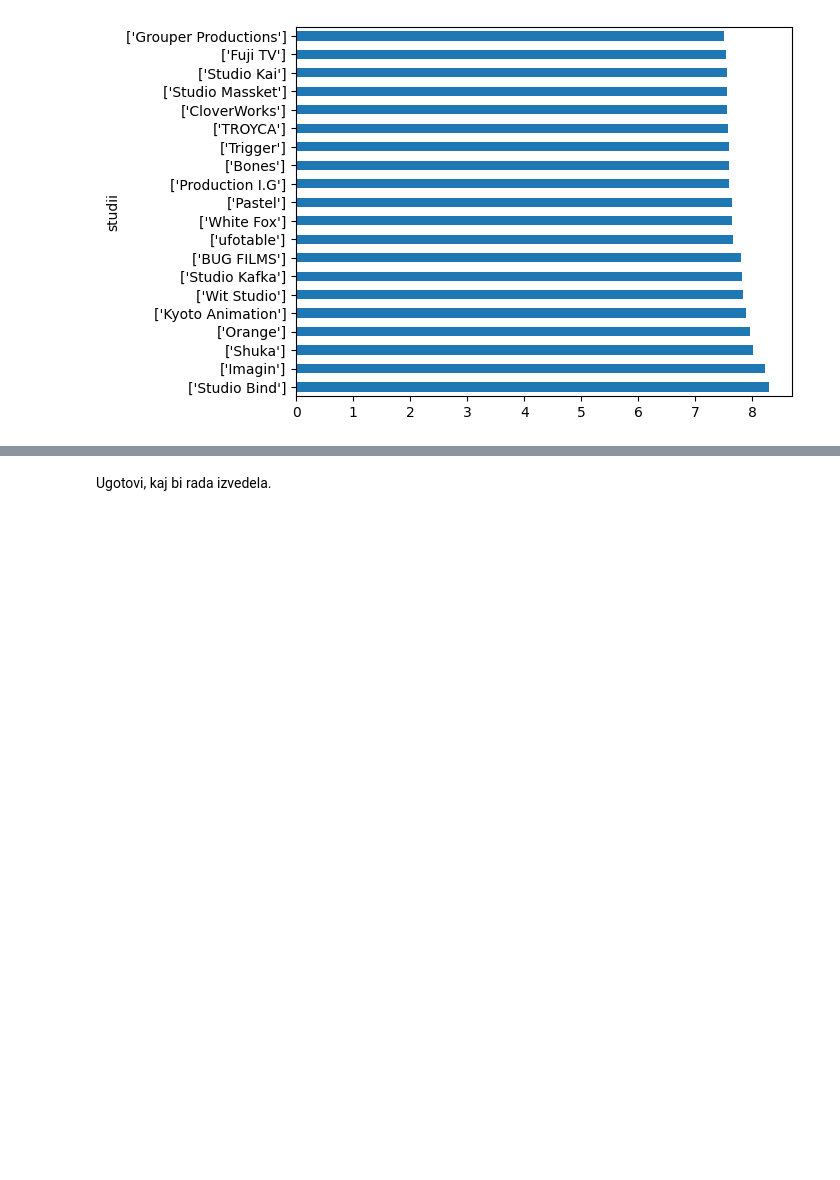
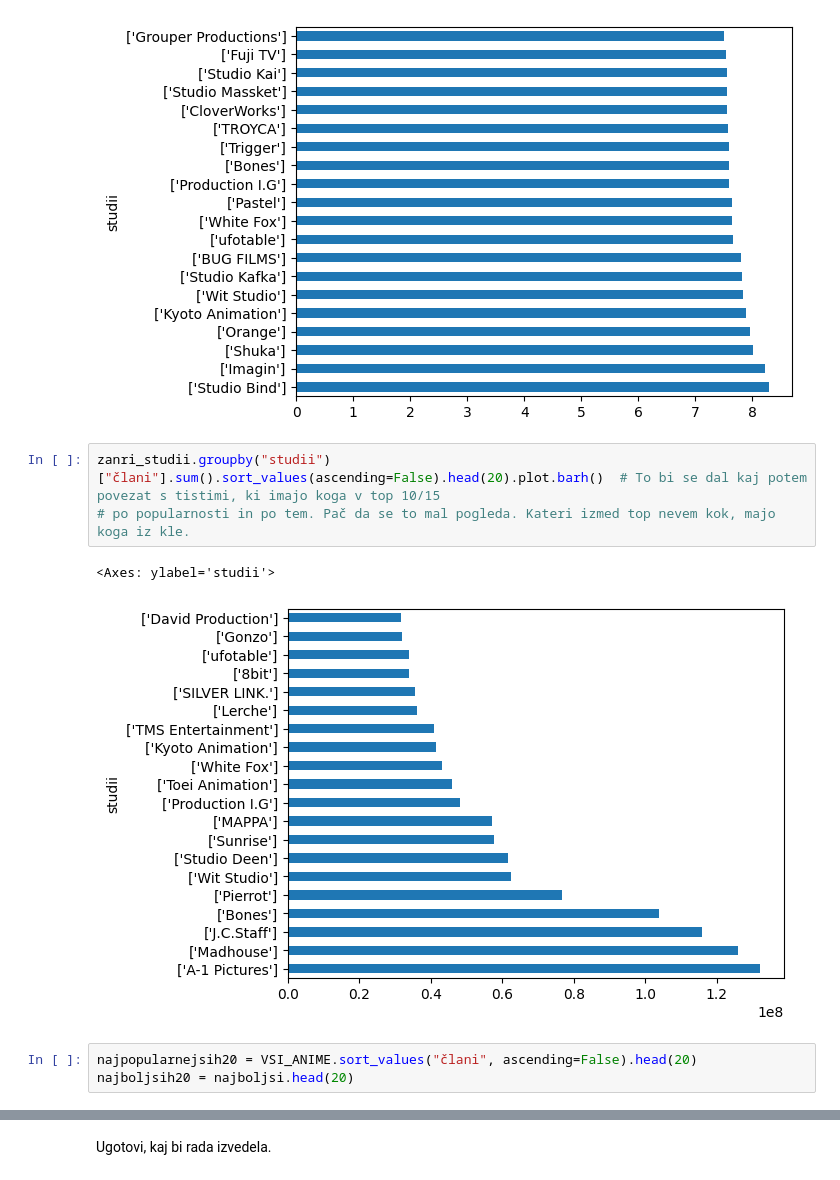
Before and after one commit to lrozman/Projektna-naloga-UVP---Rozman-Lara, a Jupyter notebook: analiza.ipynb, the cells around one changed output, grey strips where cells are left out. Drawn from its saved outputs; the diff is of its cells as text; blank space fills up the shorter version.

```diff
--- a/analiza.ipynb
+++ b/analiza.ipynb
@@ -557,3 +569,12 @@ VSI_ANIME.groupby("studii")["ocena"].mean().sort_values(ascending=False).head(20
 # %% [output]
 <Axes: ylabel='studii'>
 [figure]
+# %%
+zanri_studii.groupby("studii")["člani"].sum().sort_values(ascending=False).head(20).plot.barh()  # To bi se dal kaj potem povezat s tistimi, ki imajo koga v top 10/15
+# po popularnosti in po tem. Pač da se to mal pogleda. Kateri izmed top nevem kok, majo koga iz kle.
+# %% [output]
+<Axes: ylabel='studii'>
+[figure, added]
+# %%
+najpopularnejsih20 = VSI_ANIME.sort_values("člani", ascending=False).head(20)
+najboljsih20 = najboljsi.head(20)
```
Also changed, not shown: parts of 19 cells of this notebook, 1 other file.
